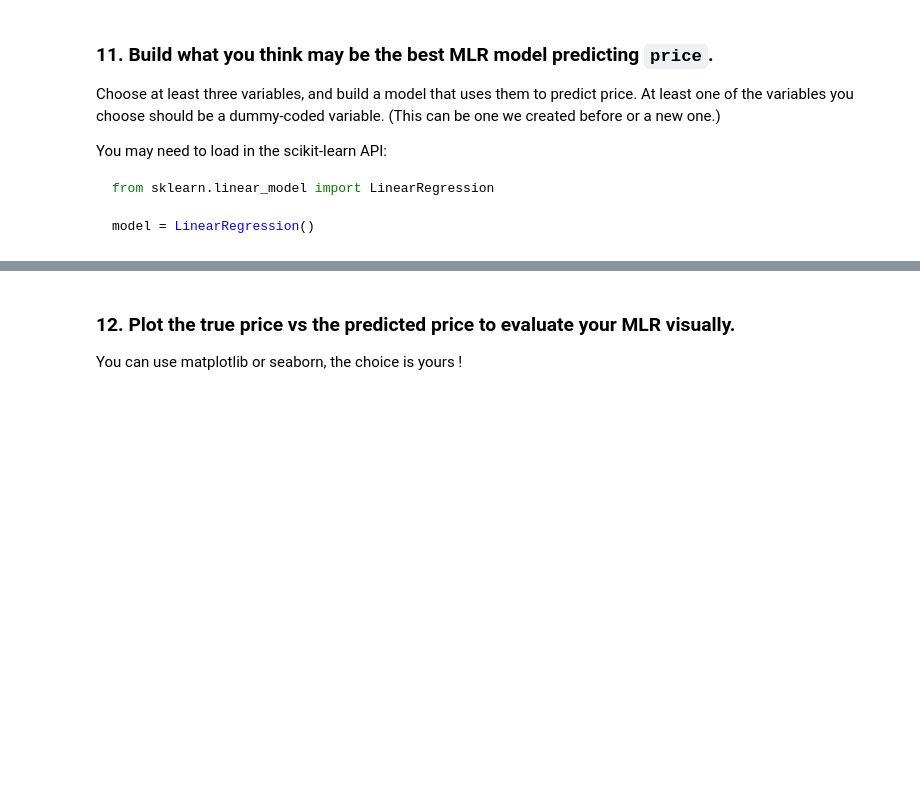
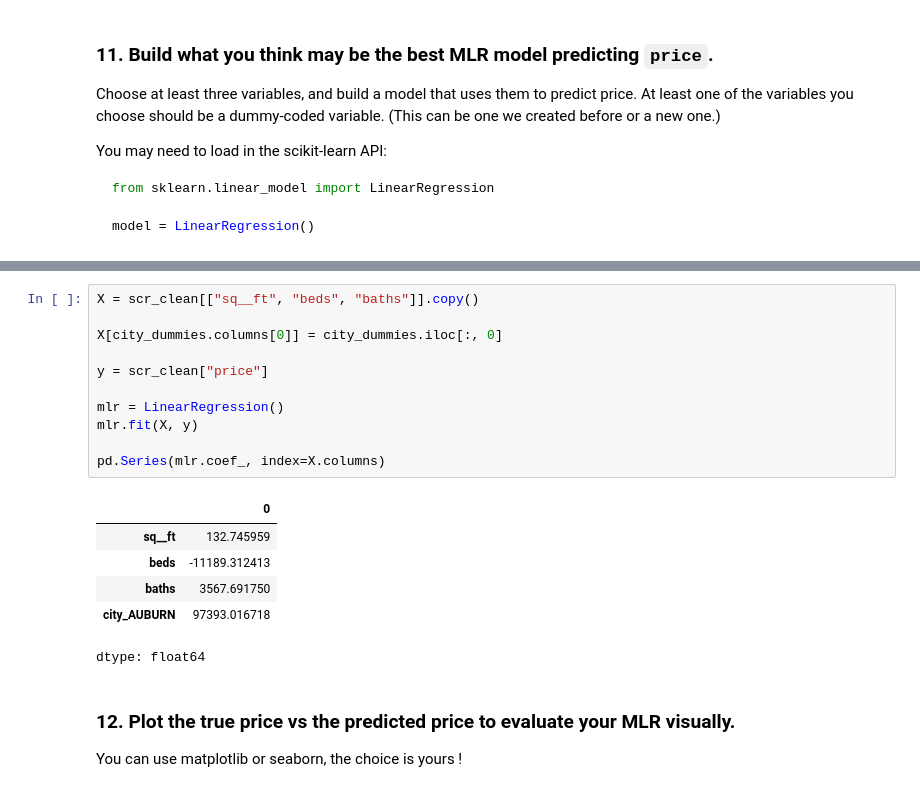
Before and after one commit to milena-seismo/DSB-Unit-03, a Jupyter notebook: labs/01 - Regression-Sacramento/lab-regression-sacramento-Milena Tomanović.ipynb, the cells around one changed output, grey strips where cells are left out. Cells and saved outputs as stored; diff of their text form; blank space fills up the shorter version.

```diff
--- a/labs/01 - Regression-Sacramento/lab-regression-sacramento-Milena Tomanović.ipynb
+++ b/labs/01 - Regression-Sacramento/lab-regression-sacramento-Milena Tomanović.ipynb
@@ -484,3 +521,21 @@ model = LinearRegression()
+# %%
+X = scr_clean[["sq__ft", "beds", "baths"]].copy()
+
+X[city_dummies.columns[0]] = city_dummies.iloc[:, 0]
+
+y = scr_clean["price"]
+
+mlr = LinearRegression()
+mlr.fit(X, y)
+
+pd.Series(mlr.coef_, index=X.columns)
+# %% [output]
+|  | 0 |
+| sq__ft | 132.745959 |
+| beds | -11189.312413 |
+| baths | 3567.691750 |
+| city_AUBURN | 97393.016718 |
+dtype: float64
 # %% [markdown]
 ### 12. Plot the true price vs the predicted price to evaluate your MLR visually.
 
```
Also changed, not shown: parts of 3 cells of this notebook.
